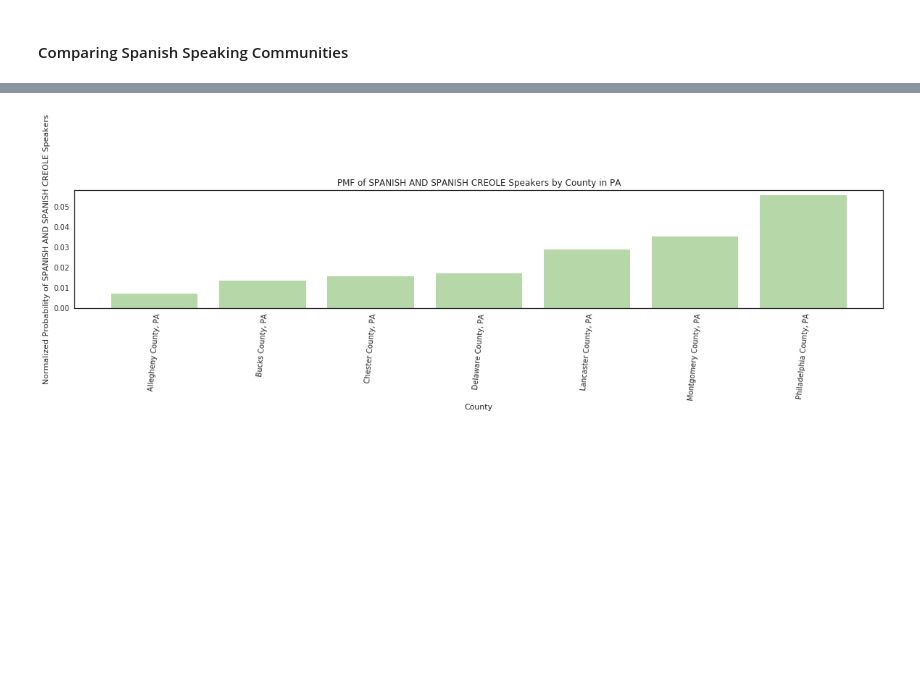
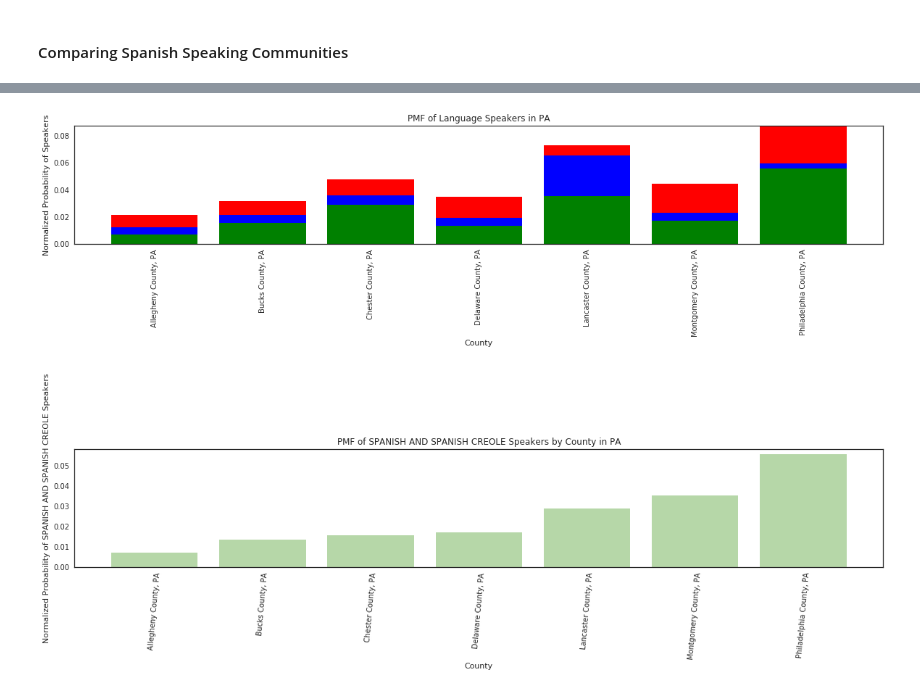
Before and after one commit to AllisonBusa/The-Mother-Tongue-of-US-Communities, a Jupyter notebook: project1-Copy1.ipynb, the cells around one changed output, grey strips where cells are left out. Saved outputs shown, nothing was run; the diff lists cells and outputs as text; code cells hidden in the pictures; blank space fills up the shorter version.

```diff
--- a/project1-Copy1.ipynb
+++ b/project1-Copy1.ipynb
@@ -701,4 +734,8 @@ plotCounties("CA", "SPANISH AND SPANISH CREOLE", cali)
 [figure]
+# %%
+plotLanguagesMOM("PA",penn)
+# %% [output]
+[figure, added]
 # %%
 penn= createListofLanguageGroupsCounties(["PA"])
 plotCounties("PA", "SPANISH AND SPANISH CREOLE", penn)
```
Also changed, not shown: parts of 5 cells of this notebook.
